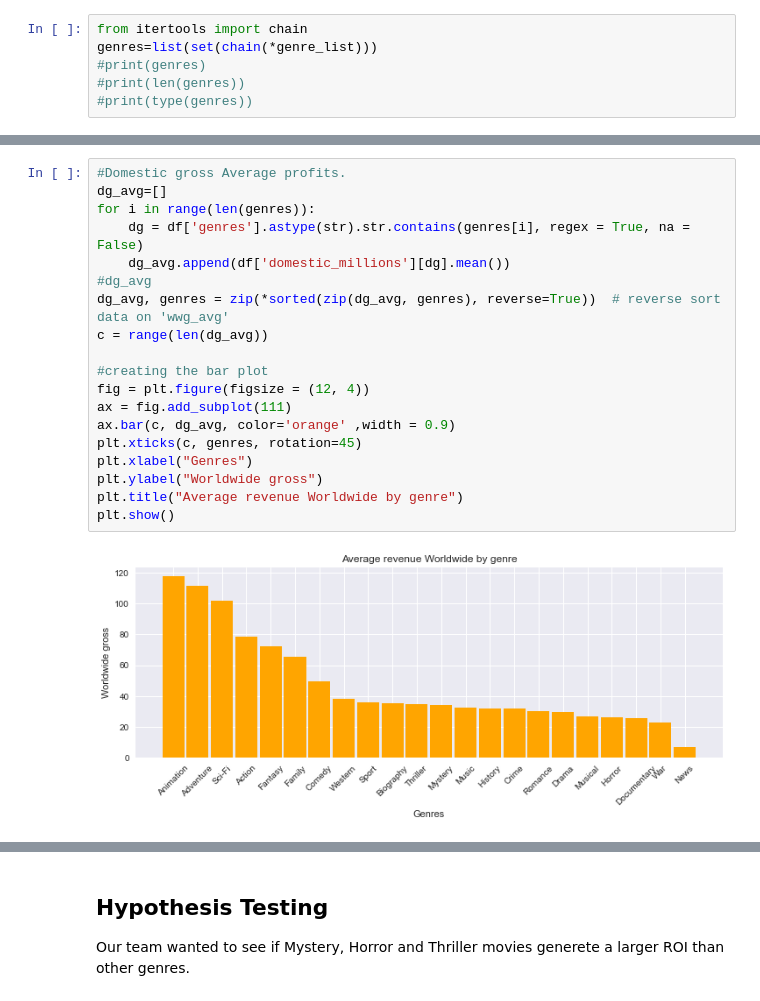
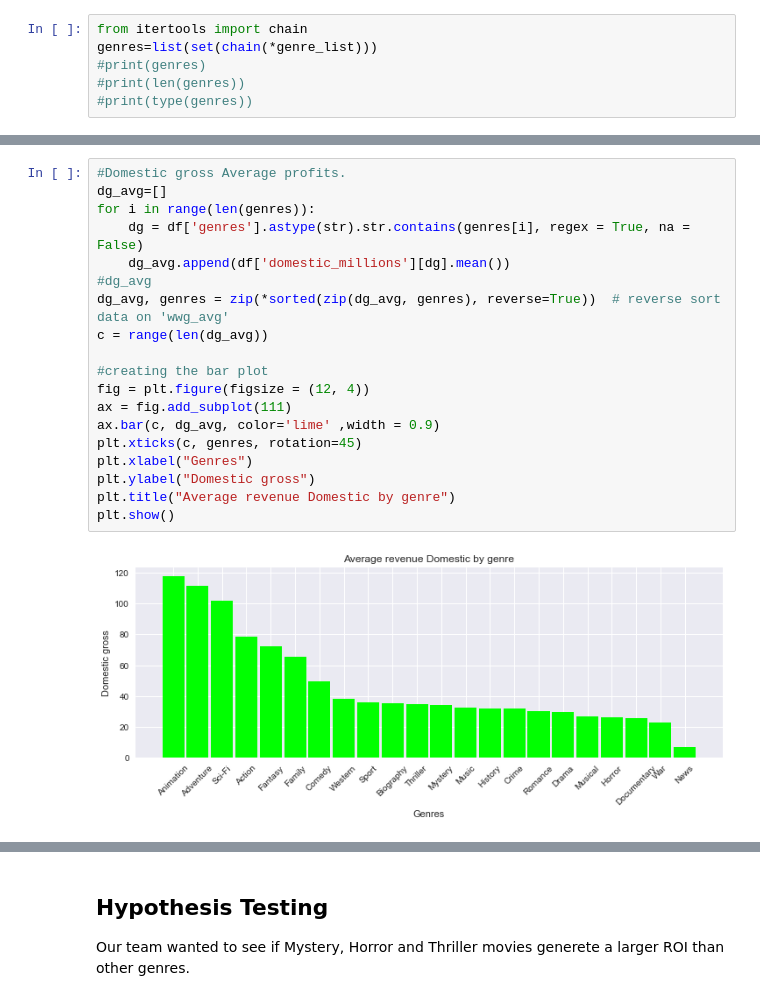
Before and after one commit to hixtape1212/Group6Consulting_CapstoneRepo, a Jupyter notebook: Group6-MovieAnalysis.ipynb, the cells around one changed output, grey strips where cells are left out. Saved outputs shown, nothing was run; the diff lists cells and outputs as text.

Commit message:
Colors

```diff
--- a/Group6-MovieAnalysis.ipynb
+++ b/Group6-MovieAnalysis.ipynb
@@ -154,24 +154,24 @@ plt.show()
 # %%
 #Domestic gross Average profits.
 dg_avg=[]
 for i in range(len(genres)):
     dg = df['genres'].astype(str).str.contains(genres[i], regex = True, na = False)
     dg_avg.append(df['domestic_millions'][dg].mean())
 #dg_avg
 dg_avg, genres = zip(*sorted(zip(dg_avg, genres), reverse=True))  # reverse sort data on 'wwg_avg'
 c = range(len(dg_avg))
 
 #creating the bar plot
 fig = plt.figure(figsize = (12, 4))
 ax = fig.add_subplot(111)
-ax.bar(c, dg_avg, color='orange' ,width = 0.9)
+ax.bar(c, dg_avg, color='lime' ,width = 0.9)
 plt.xticks(c, genres, rotation=45)
 plt.xlabel("Genres")
-plt.ylabel("Worldwide gross")
-plt.title("Average revenue Worldwide by genre")
+plt.ylabel("Domestic gross")
+plt.title("Average revenue Domestic by genre")
 plt.show()
 # %% [output]
-[figure, old version]
+[figure, new version]
 # %%
 #production_budget Average profits.
 pb_avg=[]
```
Also changed, not shown: parts of 3 cells of this notebook.
